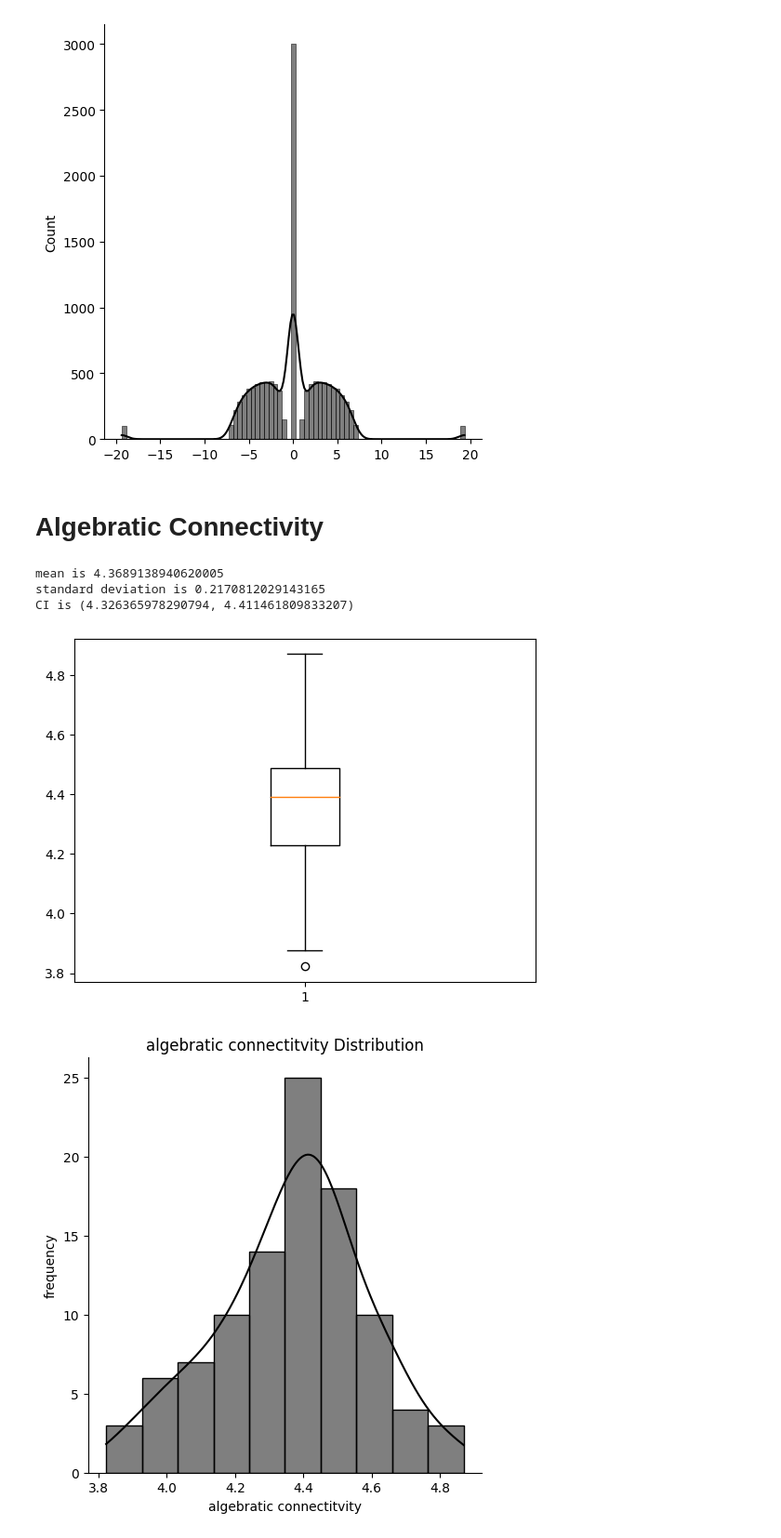
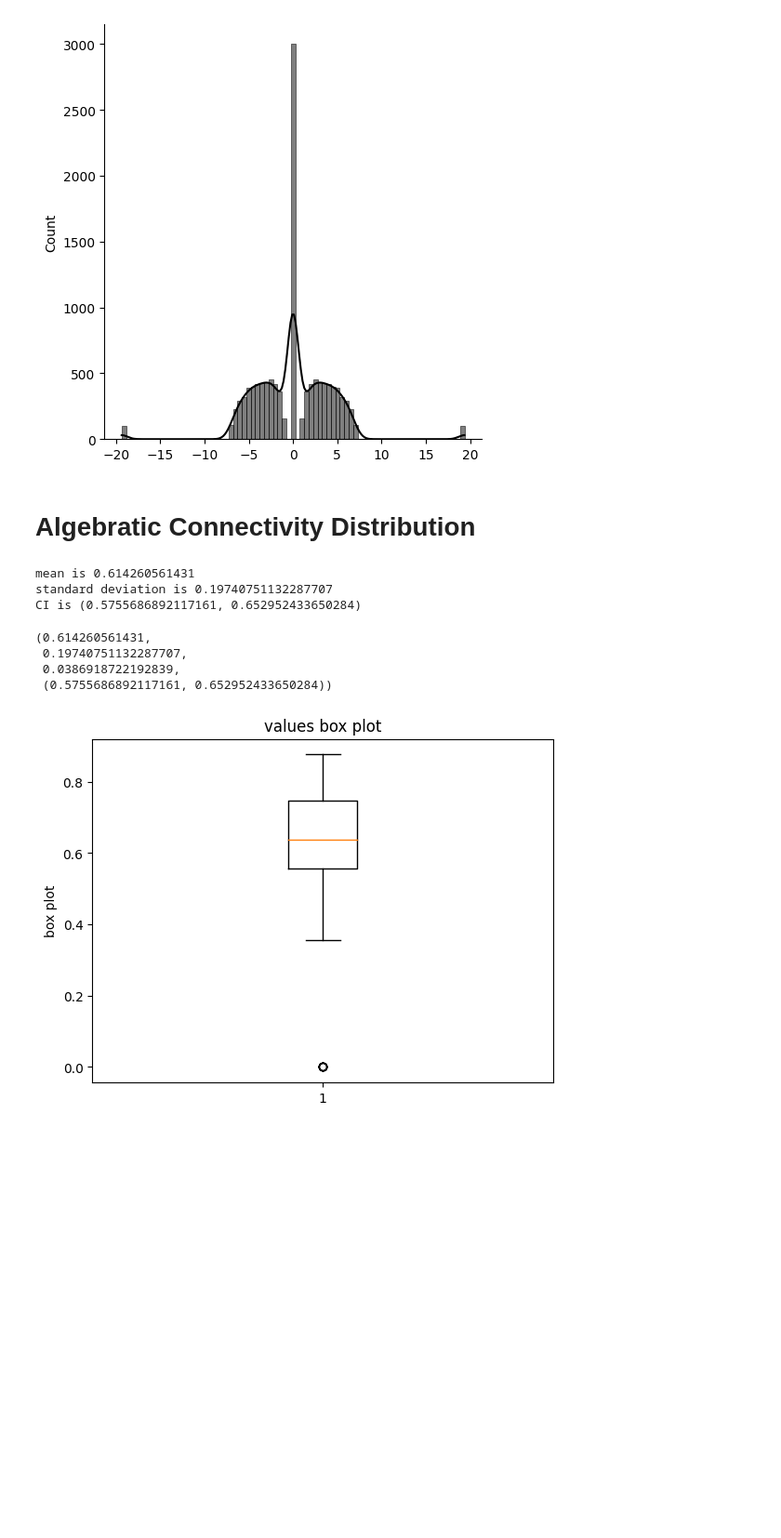
Before and after one commit to MSaeed1381/Simulation_Final_Project, a Jupyter notebook: part3.ipynb, the cells around one changed output. Shown at 93% size. Drawn from its saved outputs; the diff is of its cells as text; code cells hidden in the pictures; blank space fills up the shorter version.

```diff
--- a/part3.ipynb
+++ b/part3.ipynb
@@ -71,7 +71,7 @@ for i in range(number_of_simulation):
     energy.append(e)
     laplacian_energy.append(le)
     symmetry_ratio.append(r)
-    natural_connectivity.append(nc)
+    natural_connectivity.append(ng)
 
     rsrg_table.append([n, d1, d2, p, sg, ac, ng, r, e, le])
 # %%
@@ -251,28 +271,33 @@ sns.displot(rsrbg_eigen_vals, kde=True, color="black")
 <seaborn.axisgrid.FacetGrid at 0x...>
 [figure]
 # %% [markdown]
-# Algebratic Connectivity
+# Algebratic Connectivity Distribution
 # %%
 number_of_simulation = 100
 
-n = 100
-p = 0.5
-d1 = 50
-d2 = 50
+n = 500
+p = 0.9
+d1 = 4
+d2 = 16
+
 
 rsrg_graphs = []
 for _ in range(number_of_simulation):
-    rsrg_graphs.append(gr.RSRG(p, n, d1, d2))
+    rsrg = gr.RSRG(p, n, d1, d2)[0]
+    rsrg_graphs.append(rsrg)
 # %%
 algebtatic_connectivity = []
 for rsrg in rsrg_graphs:
-    algebtatic_connectivity.append(gr.algebraic_connectivity(rsrg[0]))
+    al = gr.algebraic_connectivity(rsrg)
+    algebtatic_connectivity.append(al)
 
-gr.calculate_statistics_parameters(algebratic_connectivity)
-gr.draw_distribution(algebratic_connectivity, "algebratic connectitvity")
+gr.calculate_statistics_parameters(algebtatic_connectivity)
 # %% [output]
-mean is 4.3689138940620005
-standard deviation is 0.2170812029143165
-CI is (4.326365978290794, 4.411461809833207)
+mean is 0.614260561431
+standard deviation is 0.19740751132287707
+CI is (0.5755686892117161, 0.652952433650284)
+(0.614260561431,
+ 0.19740751132287707,
+ 0.0386918722192839,
+ (0.5755686892117161, 0.652952433650284))
-[figure, old version]
+[figure, new version]
-[figure, removed]
```
Also changed, not shown: parts of 20 cells of this notebook, 4 other files.
